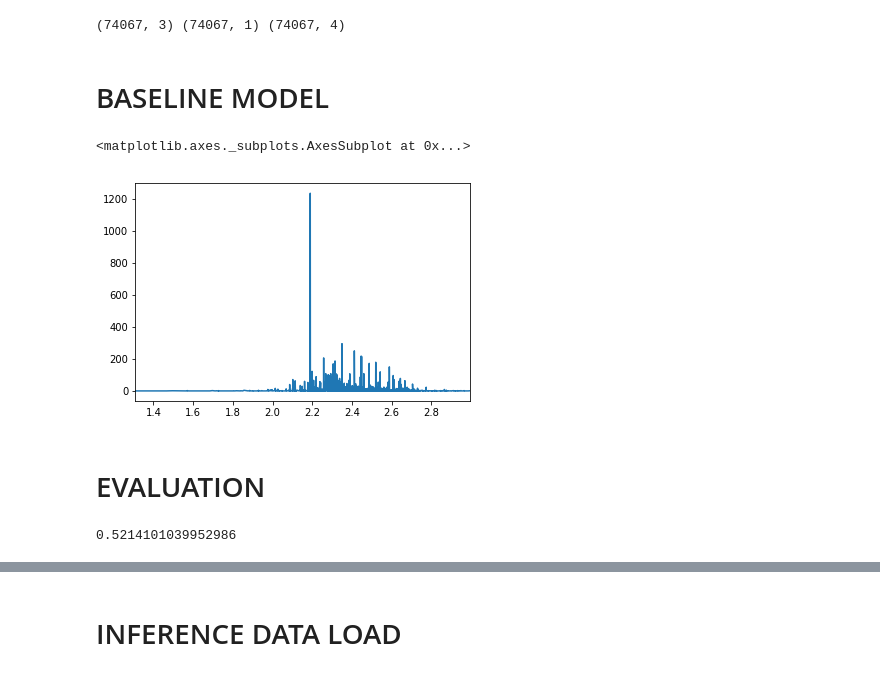
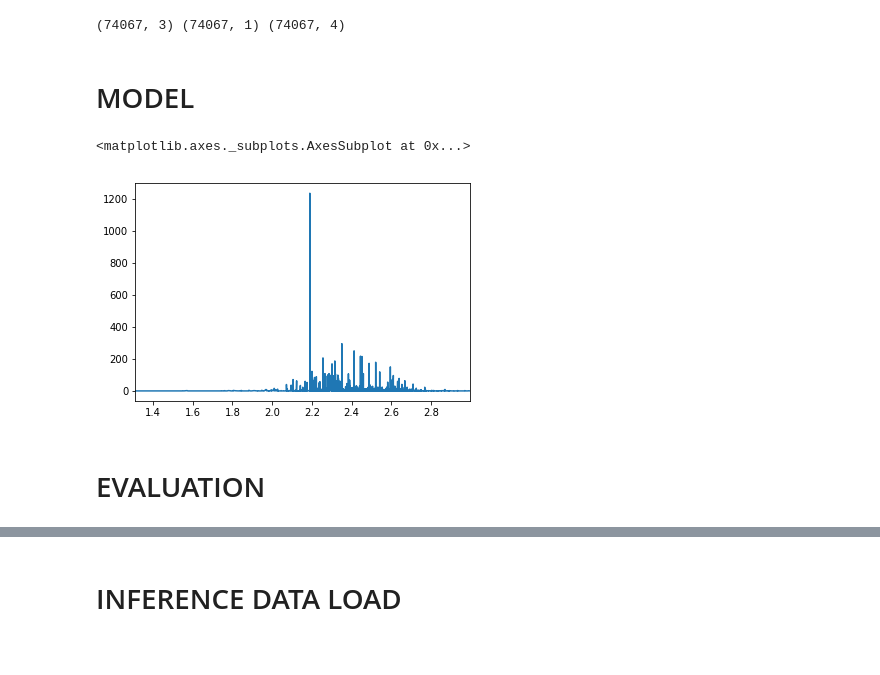
Before and after one commit to zeyger/home-depot, a Jupyter notebook: notebooks/home-depot.ipynb, the cells around one changed output, grey strips where cells are left out. Cells and saved outputs as stored; diff of their text form; code cells hidden in the pictures.

```diff
--- a/notebooks/home-depot.ipynb
+++ b/notebooks/home-depot.ipynb
@@ -747,4 +743,8 @@ titles_search_overlap = titles_vector.multiply(search_terms_vector).sum(axis=1)
 descriptions_search_overlap = descriptions_vector.multiply(search_terms_vector).sum(axis=1)
 attributes_search_overlap = attributes_vector.multiply(search_terms_vector).sum(axis=1)
 # %%
-dataset = np.concatenate([titles_search_overlap, descriptions_search_overlap, attributes_search_overlap, joined_train['relevance'].values.reshape((-1, 1))], axis=1)
+dataset = np.concatenate([titles_search_overlap,
+                          descriptions_search_overlap,
+                          attributes_search_overlap,
+                          joined_train['relevance'].values.reshape((-1, 1))],
+                          axis=1)
@@ -772,7 +762,7 @@ X_train, X_test, y_train, y_test = train_test_split(X, y, test_size=0.2, random_
 plt.scatter(X, y, alpha=1)
 plt.show()
 # %% [markdown]
-# BASELINE MODEL
+# MODEL
 # %%
 model = DecisionTreeRegressor()
 model.fit(X_train, y_train)
@@ -788,16 +778,16 @@ y_preds = model.predict(X_test)
 # %%
 y_preds[y_preds<1] = 1
 y_preds[y_preds>3] = 3
-values = pd.Series(y_preds).value_counts()
+values = pd.Series(y_preds.reshape((-1))).value_counts()
 values.sort_index().plot(kind='line')
 # %% [output]
 <matplotlib.axes._subplots.AxesSubplot at 0x...>
-[figure, old version]
+[figure, new version]
 # %% [markdown]
 # EVALUATION
 # %%
 #RMSE
+def RMSE(y_preds, y_test):
+    return np.sqrt(mean_squared_error(y_preds, y_test))
 
-np.sqrt(mean_squared_error(y_preds, y_test))
+#RMSE(y_preds, y_test)
-# %% [output]
-0.5214101039952986
```
Also changed, not shown: parts of 6 cells of this notebook.
